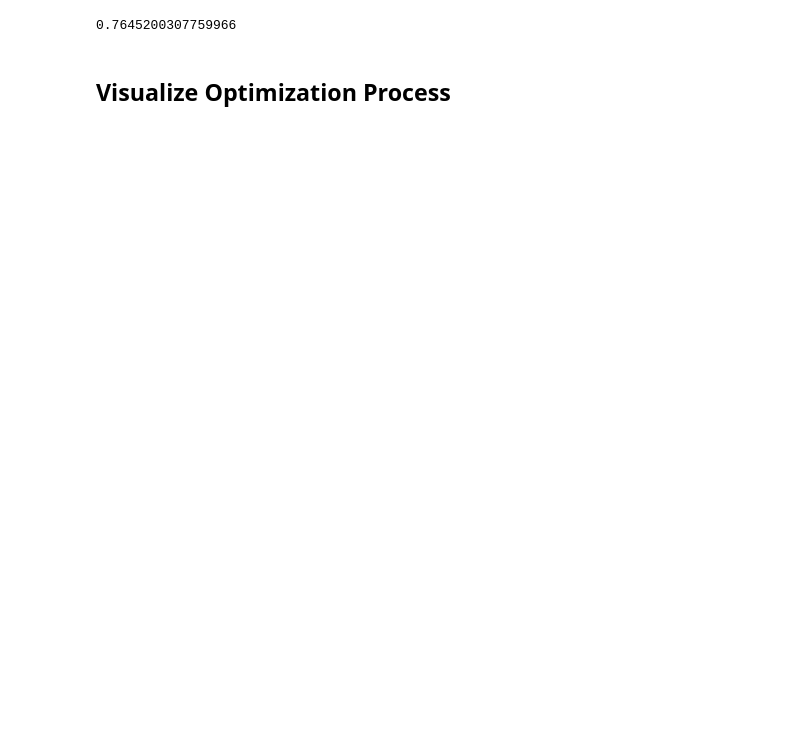
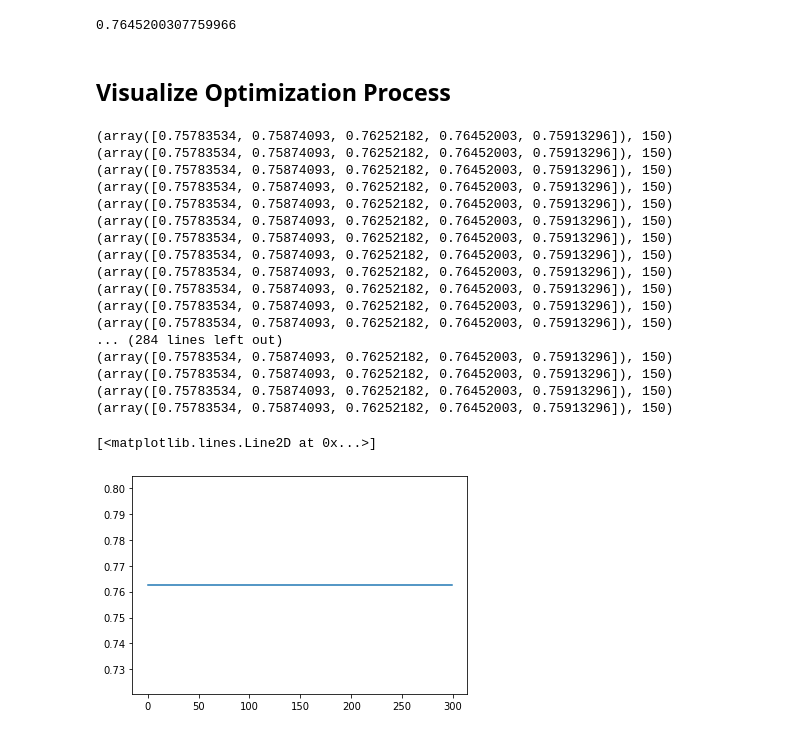
Before and after one commit to y2236li/Kiwi-Reasearch, a Jupyter notebook: 1D_Climber_all_in_one.ipynb, the cells around one changed output. Drawn from its saved outputs; the diff is of its cells as text; code cells hidden in the pictures; blank space fills up the shorter version.

```diff
--- a/1D_Climber_all_in_one.ipynb
+++ b/1D_Climber_all_in_one.ipynb
@@ -266,3 +276,33 @@ accuracy_list[150]
 0.7645200307759966
 # %% [markdown]
 ## Visualize Optimization Process
+# %%
+prediction = []
+cur_state = init_state
+for step_ctr in range(one_game_steps):
+  action = step_options[np.argmax(q_model.predict(cur_state.reshape(1, 6)))]
+  print(stateDenormalized(scaler, cur_state))
+  next_state, reward = step(cur_state, action)
+  prediction.append(reward)
+  cur_state = next_state
+plt.plot(prediction)
+# %% [output]
+(array([0.75783534, 0.75874093, 0.76252182, 0.76452003, 0.75913296]), 150)
+(array([0.75783534, 0.75874093, 0.76252182, 0.76452003, 0.75913296]), 150)
+(array([0.75783534, 0.75874093, 0.76252182, 0.76452003, 0.75913296]), 150)
+(array([0.75783534, 0.75874093, 0.76252182, 0.76452003, 0.75913296]), 150)
+(array([0.75783534, 0.75874093, 0.76252182, 0.76452003, 0.75913296]), 150)
+(array([0.75783534, 0.75874093, 0.76252182, 0.76452003, 0.75913296]), 150)
+(array([0.75783534, 0.75874093, 0.76252182, 0.76452003, 0.75913296]), 150)
+(array([0.75783534, 0.75874093, 0.76252182, 0.76452003, 0.75913296]), 150)
+(array([0.75783534, 0.75874093, 0.76252182, 0.76452003, 0.75913296]), 150)
+(array([0.75783534, 0.75874093, 0.76252182, 0.76452003, 0.75913296]), 150)
+(array([0.75783534, 0.75874093, 0.76252182, 0.76452003, 0.75913296]), 150)
+(array([0.75783534, 0.75874093, 0.76252182, 0.76452003, 0.75913296]), 150)
+... (284 lines left out)
+(array([0.75783534, 0.75874093, 0.76252182, 0.76452003, 0.75913296]), 150)
+(array([0.75783534, 0.75874093, 0.76252182, 0.76452003, 0.75913296]), 150)
+(array([0.75783534, 0.75874093, 0.76252182, 0.76452003, 0.75913296]), 150)
+(array([0.75783534, 0.75874093, 0.76252182, 0.76452003, 0.75913296]), 150)
+[<matplotlib.lines.Line2D at 0x...>]
+[figure, added]
```
Also changed, not shown: parts of 12 cells of this notebook.
